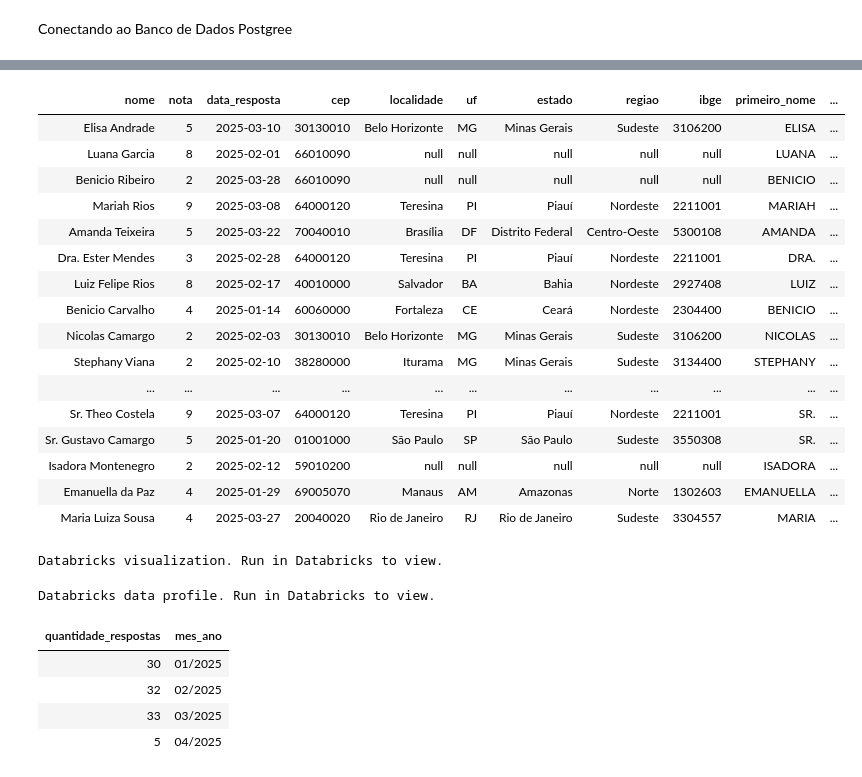
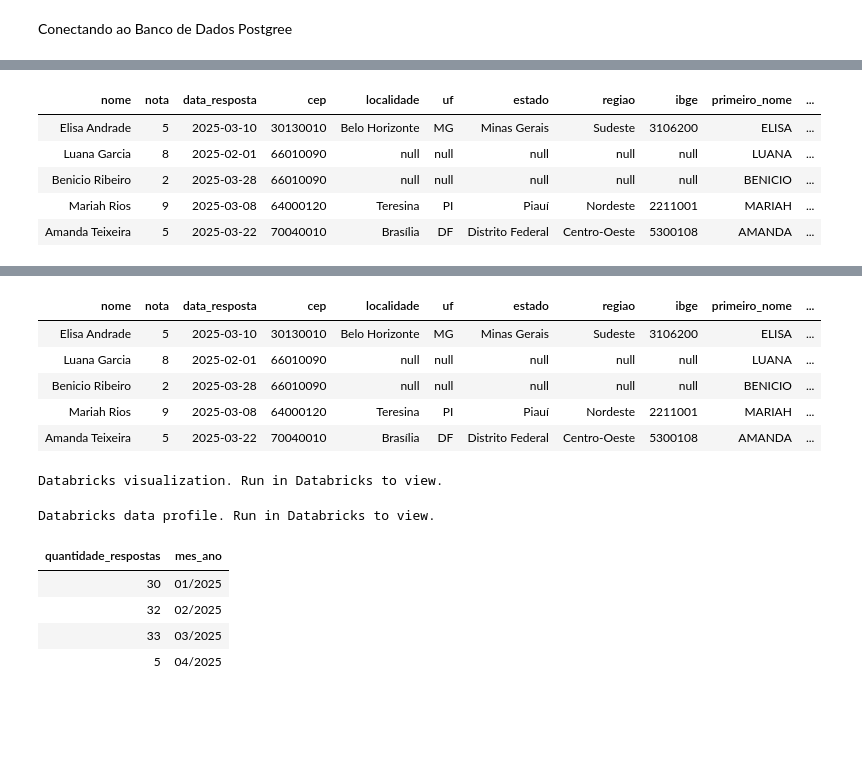
Before and after one commit to brunonogfont/databricks, a Jupyter notebook: indicadores_pesquisa.ipynb, the cells around one changed output, grey strips where cells are left out. Drawn from its saved outputs; the diff is of its cells as text; code cells hidden in the pictures; blank space fills up the shorter version.

```diff
--- a/indicadores_pesquisa.ipynb
+++ b/indicadores_pesquisa.ipynb
@@ -202,3 +118,12 @@ df_indicadores_pesquisa.display()
+# %%
+display(df_indicadores_pesquisa.limit(5))
+# %% [output]
+| nome | nota | data_resposta | cep | localidade | uf | estado | regiao | ibge | primeiro_nome | ... |
+| Elisa Andrade | 5 | 2025-03-10 | 30130010 | Belo Horizonte | MG | Minas Gerais | Sudeste | 3106200 | ELISA | ... |
+| Luana Garcia | 8 | 2025-02-01 | 66010090 | null | null | null | null | null | LUANA | ... |
+| Benicio Ribeiro | 2 | 2025-03-28 | 66010090 | null | null | null | null | null | BENICIO | ... |
+| Mariah Rios | 9 | 2025-03-08 | 64000120 | Teresina | PI | Piauí | Nordeste | 2211001 | MARIAH | ... |
+| Amanda Teixeira | 5 | 2025-03-22 | 70040010 | Brasília | DF | Distrito Federal | Centro-Oeste | 5300108 | AMANDA | ... |
 # %%
 df_indicadores_pesquisa.write.format("delta").mode("overwrite").save("/dbfs/tmp/pesquisa_satisfacao")
 # %%
@@ -211,24 +136,14 @@ FROM delta.`/dbfs/tmp/pesquisa_satisfacao`
 # %%
 %sql
 select * from vw_indicadores_pesquisa
+limit 5
 # %% [output]
 | nome | nota | data_resposta | cep | localidade | uf | estado | regiao | ibge | primeiro_nome | ... |
 | Elisa Andrade | 5 | 2025-03-10 | 30130010 | Belo Horizonte | MG | Minas Gerais | Sudeste | 3106200 | ELISA | ... |
 | Luana Garcia | 8 | 2025-02-01 | 66010090 | null | null | null | null | null | LUANA | ... |
 | Benicio Ribeiro | 2 | 2025-03-28 | 66010090 | null | null | null | null | null | BENICIO | ... |
 | Mariah Rios | 9 | 2025-03-08 | 64000120 | Teresina | PI | Piauí | Nordeste | 2211001 | MARIAH | ... |
 | Amanda Teixeira | 5 | 2025-03-22 | 70040010 | Brasília | DF | Distrito Federal | Centro-Oeste | 5300108 | AMANDA | ... |
-| Dra. Ester Mendes | 3 | 2025-02-28 | 64000120 | Teresina | PI | Piauí | Nordeste | 2211001 | DRA. | ... |
-| Luiz Felipe Rios | 8 | 2025-02-17 | 40010000 | Salvador | BA | Bahia | Nordeste | 2927408 | LUIZ | ... |
-| Benicio Carvalho | 4 | 2025-01-14 | 60060000 | Fortaleza | CE | Ceará | Nordeste | 2304400 | BENICIO | ... |
-| Nicolas Camargo | 2 | 2025-02-03 | 30130010 | Belo Horizonte | MG | Minas Gerais | Sudeste | 3106200 | NICOLAS | ... |
-| Stephany Viana | 2 | 2025-02-10 | 38280000 | Iturama | MG | Minas Gerais | Sudeste | 3134400 | STEPHANY | ... |
-| ... | ... | ... | ... | ... | ... | ... | ... | ... | ... | ... |
-| Sr. Theo Costela | 9 | 2025-03-07 | 64000120 | Teresina | PI | Piauí | Nordeste | 2211001 | SR. | ... |
-| Sr. Gustavo Camargo | 5 | 2025-01-20 | 01001000 | São Paulo | SP | São Paulo | Sudeste | 3550308 | SR. | ... |
-| Isadora Montenegro | 2 | 2025-02-12 | 59010200 | null | null | null | null | null | ISADORA | ... |
-| Emanuella da Paz | 4 | 2025-01-29 | 69005070 | Manaus | AM | Amazonas | Norte | 1302603 | EMANUELLA | ... |
-| Maria Luiza Sousa | 4 | 2025-03-27 | 20040020 | Rio de Janeiro | RJ | Rio de Janeiro | Sudeste | 3304557 | MARIA | ... |
 Databricks visualization. Run in Databricks to view.
 Databricks data profile. Run in Databricks to view.
 # %%
```
Also changed, not shown: parts of 11 cells of this notebook.
